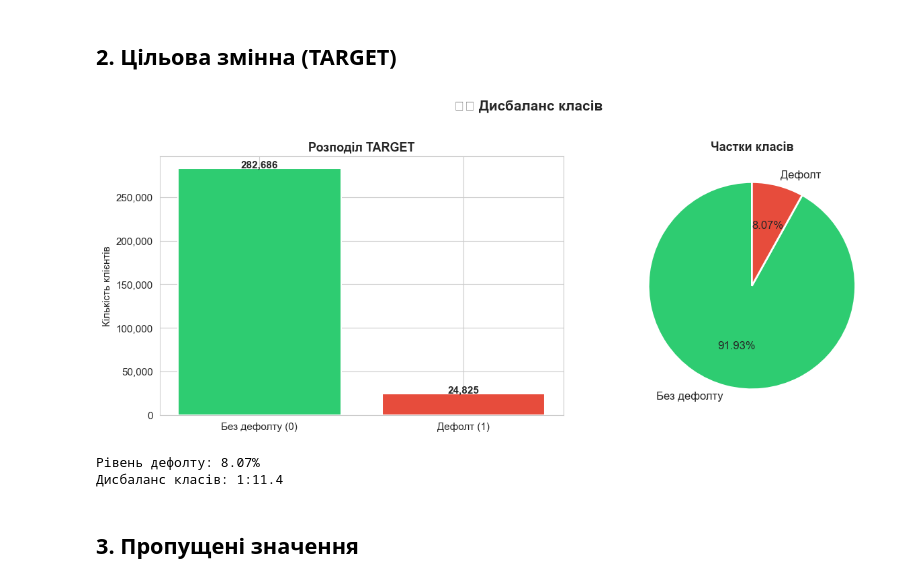
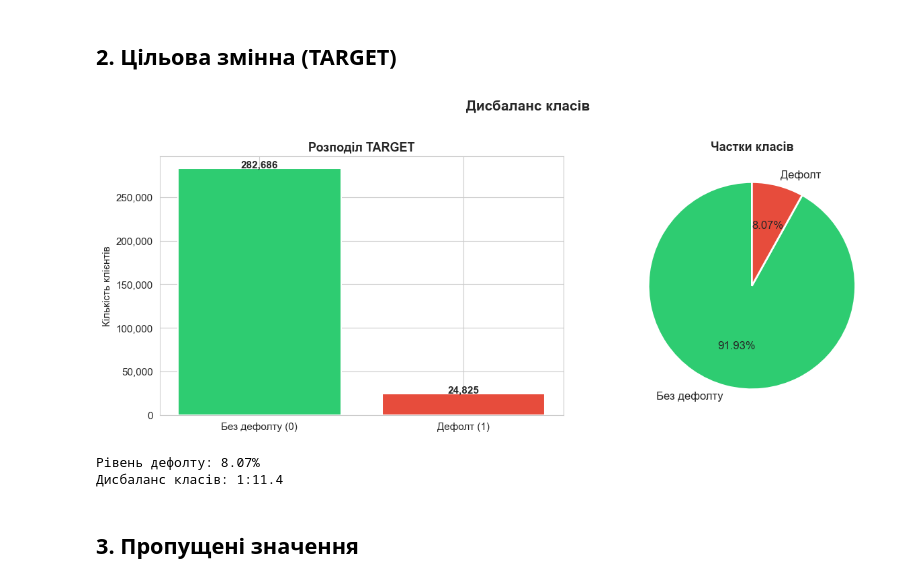
Before and after one commit to Chuchman-Dima/Home-Credit-Default-Risk, a Jupyter notebook: notebooks/EDA.ipynb, the cells around one changed output. Cells and saved outputs as stored; diff of their text form; code cells hidden in the pictures.

Commit message:
Updated: added new graphics

```diff
--- a/notebooks/EDA.ipynb
+++ b/notebooks/EDA.ipynb
@@ -84,34 +82,34 @@ print(f'Категоріальних: {app.select_dtypes(include="object").shape
 # %%
 fig, axes = plt.subplots(1, 2, figsize=(13, 5))
 
 # Countplot
 counts = app['target'].value_counts()
 colors = ['#2ecc71', '#e74c3c']
 bars = axes[0].bar(['Без дефолту (0)', 'Дефолт (1)'], counts.values, color=colors, edgecolor='white', linewidth=1.5)
 axes[0].set_title('Розподіл TARGET', fontsize=13, fontweight='bold')
 axes[0].set_ylabel('Кількість клієнтів')
 for bar, val in zip(bars, counts.values):
     axes[0].text(bar.get_x() + bar.get_width()/2, bar.get_height() + 1000,
                  f'{val:,}', ha='center', fontweight='bold')
 axes[0].yaxis.set_major_formatter(mticker.FuncFormatter(lambda x, _: f'{x:,.0f}'))
 
 # Pie chart
 axes[1].pie(counts.values, labels=['Без дефолту', 'Дефолт'],
             colors=colors, autopct='%1.2f%%', startangle=90,
             wedgeprops={'edgecolor': 'white', 'linewidth': 2},
             textprops={'fontsize': 12})
 axes[1].set_title('Частки класів', fontsize=13, fontweight='bold')
 
-plt.suptitle('⚖️ Дисбаланс класів', fontsize=15, fontweight='bold', y=1.02)
+plt.suptitle('Дисбаланс класів', fontsize=15, fontweight='bold', y=1.02)
 plt.tight_layout()
 plt.savefig('../models/plots/target_distribution.png', bbox_inches='tight', dpi=150)
 plt.show()
 
 default_rate = app['target'].mean()
 print(f'\nРівень дефолту: {default_rate:.2%}')
 print(f'Дисбаланс класів: 1:{counts[0]/counts[1]:.1f}')
 # %% [output]
-[figure, old version]
+[figure, new version]
 Рівень дефолту: 8.07%
 Дисбаланс класів: 1:11.4
 # %% [markdown]
```
Also changed, not shown: parts of 13 cells of this notebook, 9 other files.
